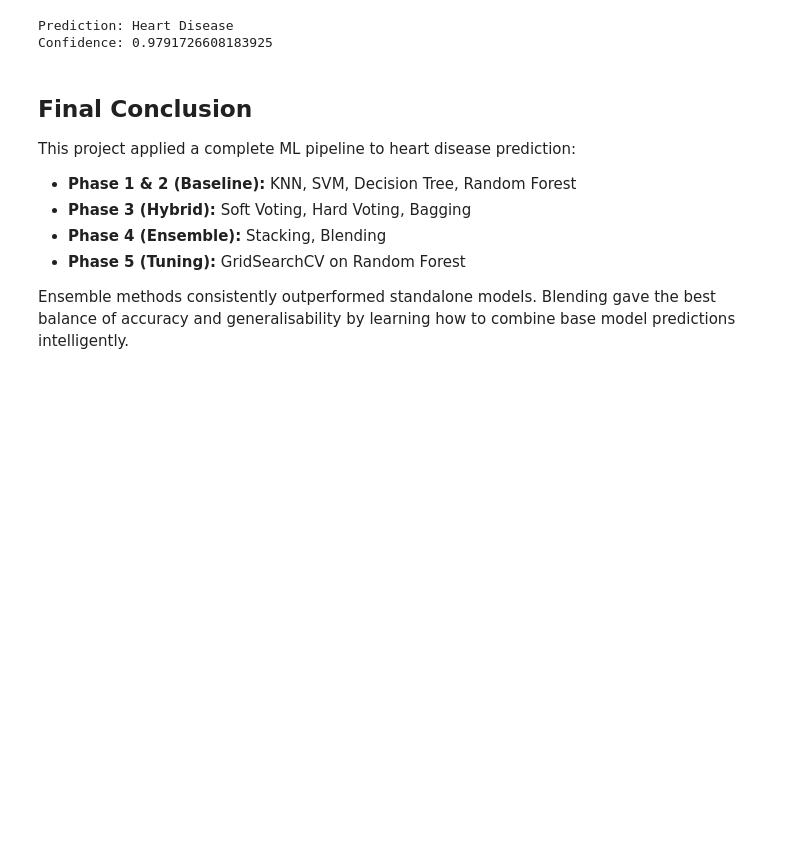
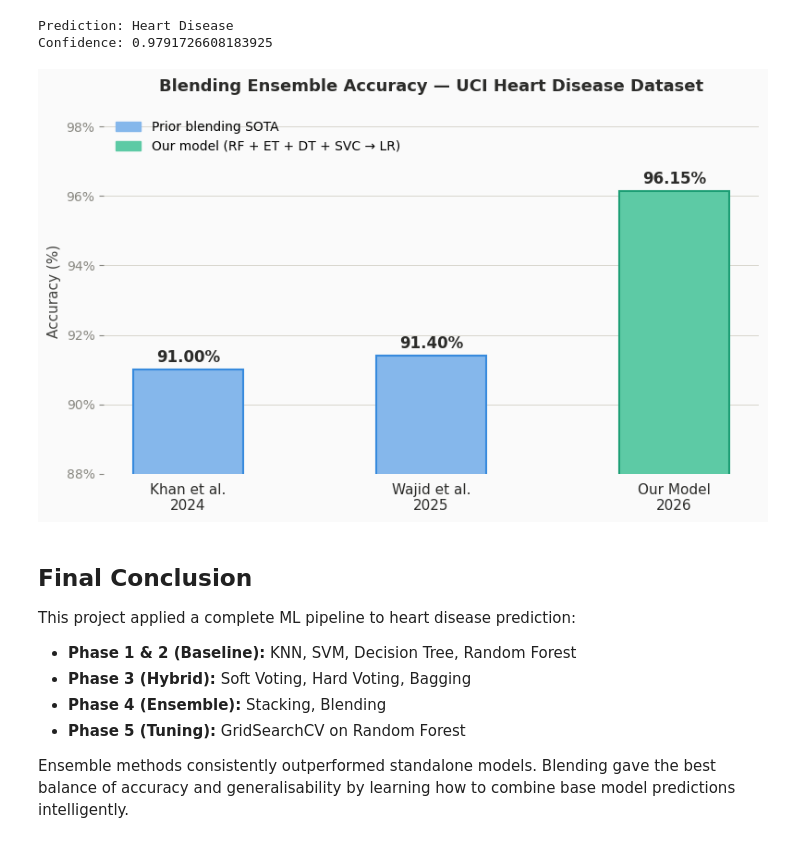
Before and after one commit to diyaaa19/ml_project, a Jupyter notebook: heart_disease_ensemble.ipynb, the cells around one changed output. Cells and saved outputs as stored; diff of their text form; code cells hidden in the pictures; blank space fills up the shorter version.

```diff
--- a/heart_disease_ensemble.ipynb
+++ b/heart_disease_ensemble.ipynb
@@ -483,6 +483,63 @@ print("Confidence:", proba)
 # %% [output]
 Prediction: Heart Disease
 Confidence: 0.9791726608183925
+# %%
+import matplotlib.pyplot as plt
+import matplotlib.patches as mpatches
+import numpy as np
+
+papers = [
+    "Khan et al.\n2024",
+    "Wajid et al.\n2025",
+    "Our Model\n2026",
+]
+
+accuracies = [91.0, 91.4, 96.15]
+colors      = ['#85B7EB', '#85B7EB', '#5DCAA5']
+edge_colors = ['#378ADD', '#378ADD', '#1D9E75']
+
+fig, ax = plt.subplots(figsize=(8, 5))
+fig.patch.set_facecolor('#FAFAFA')
+ax.set_facecolor('#FAFAFA')
+
+x    = np.arange(len(papers))
+bars = ax.bar(x, accuracies, color=colors, edgecolor=edge_colors,
+              linewidth=1.5, width=0.45, zorder=3)
+
+for bar, acc in zip(bars, accuracies):
+    ax.text(bar.get_x() + bar.get_width() / 2,
+            bar.get_height() + 0.1,
+            f'{acc:.2f}%',
+            ha='center', va='bottom',
+            fontsize=12, fontweight='bold', color='#2C2C2A')
+
+ax.set_xticks(x)
+ax.set_xticklabels(papers, fontsize=11, color='#2C2C2A')
+ax.set_ylim(88, 98.5)
+ax.set_ylabel('Accuracy (%)', fontsize=11, color='#444441')
+ax.set_title('Blending Ensemble Accuracy — UCI Heart Disease Dataset',
+             fontsize=13, fontweight='bold', color='#2C2C2A', pad=14)
+
+ax.yaxis.set_major_formatter(plt.FuncFormatter(lambda v, _: f'{v:.0f}%'))
+ax.tick_params(axis='y', colors='#888780', labelsize=10)
+ax.tick_params(axis='x', bottom=False)
+ax.grid(axis='y', color='#D3D1C7', linewidth=0.6, zorder=0)
+for spine in ax.spines.values():
+    spine.set_visible(False)
+
+legend_patches = [
+    mpatches.Patch(color='#85B7EB', label='Prior blending SOTA'),
+    mpatches.Patch(color='#5DCAA5', label='Our model (RF + ET + DT + SVC → LR)'),
+]
+ax.legend(handles=legend_patches, loc='upper left',
+          frameon=False, fontsize=10)
+
+plt.tight_layout()
+plt.savefig('blending_comparison.png', dpi=150,
+            bbox_inches='tight', facecolor='#FAFAFA')
+plt.show()
+# %% [output]
+[figure, added]
 # %% [markdown]
 ## Final Conclusion
 
```
